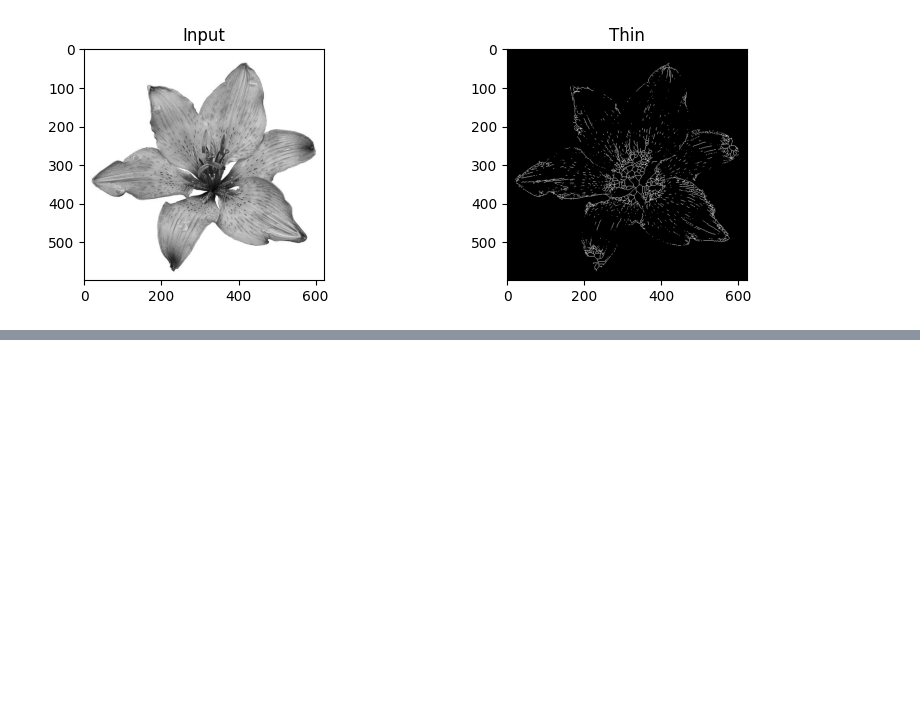
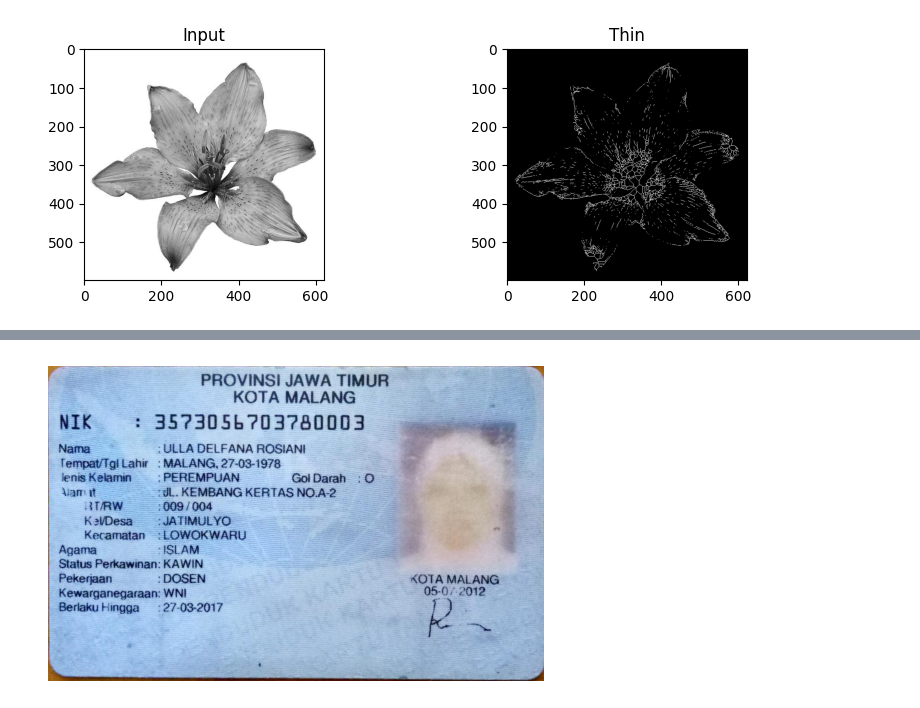
Before and after one commit to Iemaduddin/PCVK_Ganjil_2023, a Jupyter notebook: Week9.ipynb, the cells around one changed output, grey strips where cells are left out. Cells and saved outputs as stored; diff of their text form; code cells hidden in the pictures; blank space fills up the shorter version.

```diff
--- a/Week9.ipynb
+++ b/Week9.ipynb
@@ -531,0 +536,18 @@ plt.show()
+# %%
+import numpy as np
+import cv2
+from skimage import io
+import matplotlib.pyplot as plt
+from google.colab.patches import cv2_imshow # path cv2.imshow di google colab
+import os
+import random
+
+# Menampilkan gambar
+image = cv2.imread('/content/drive/MyDrive/PCVK_2023/Images/KTP_More/KTP_rosi.jpeg')
+
+plt.figure()
+plt.axis('off')
+plt.imshow(cv2.cvtColor(image, cv2.COLOR_BGR2RGB))
+plt.show()
+# %% [output]
+[figure, added]
```
Also changed, not shown: parts of 8 cells of this notebook.
